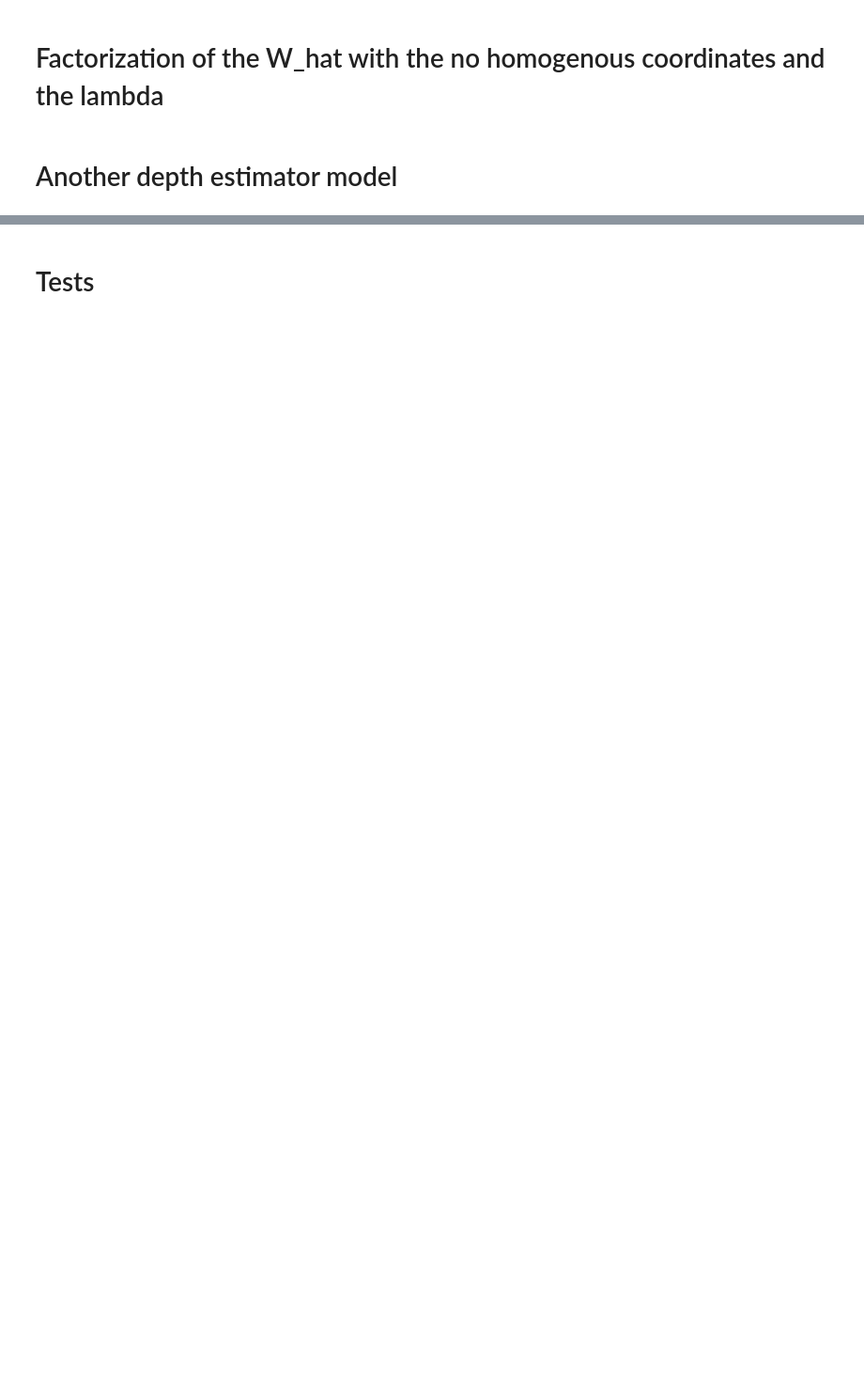
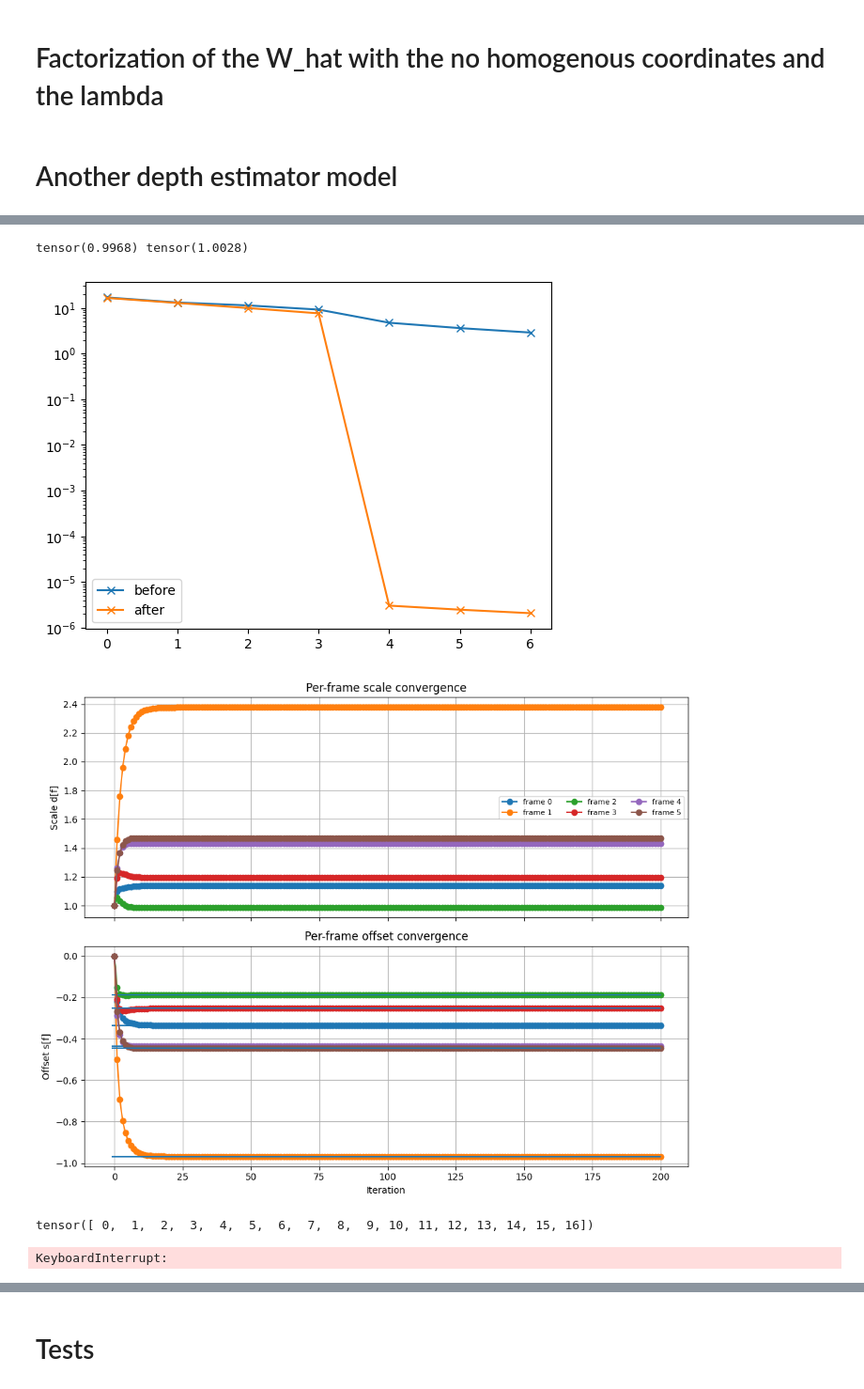
Before and after one commit to manel-ferreira-01/trackers, a Jupyter notebook: test.ipynb, the cells around one changed output, grey strips where cells are left out. Shown at 94% size. Saved outputs shown, nothing was run; the diff lists cells and outputs as text; code cells hidden in the pictures; blank space fills up the shorter version.

```diff
--- a/test.ipynb
+++ b/test.ipynb
@@ -383,7 +378,7 @@ else:
 config_json = {
         "command": "3d_infer",
         "parameters": {
-            "device": "cuda:0", # TODO: implement this
+            "device": "cpu", # TODO: implement this
             "conf_vis": 50.0
         }
 }
@@ -571,72 +595,82 @@ k3d_3d_plot(marques_factorization(W_uni_nohomg)[2]) # tomasi
+# %%
+sigma = 0.001 # 5% relative error
+noise = torch.randn_like(rand_lambda_hat) * sigma
+print(torch.exp(noise).min(), torch.exp(noise).max())
+# %% [output]
+tensor(0.9968) tensor(1.0028)
 # %%
 from src.ortho_factorization import calibrate_orthographic, random_affine_camera
 
+#torch.manual_seed(100)
+F, P = 6, 100
 
-F, P = 6, 100
+
 shape = torch.rand(4, P)
-
 motion = torch.stack([random_affine_camera() for _ in range(F)]).reshape(-1, 4)  # [2F, 4]
-rand_lambda = random_tensor = (1.2 - 0.5) * torch.rand(F,P) + 0.5
-
+rand_lambda = (3.0 - 0.1) * torch.rand(F, P) + 0.1
 rand_W = (motion @ shape) / rand_lambda.repeat_interleave(2, dim=0)
-
 rand_lambda_hat = rand_lambda.clone()
 
 # add a random offset to each line of rand_lambda_hat
-offsets_list = [torch.rand(1).item() * 5.0 for _ in range(F)]
+offsets_list = torch.tensor([torch.rand(1).item() * 1.0 for _ in range(F)])
 for f in range(F):
     rand_lambda_hat[f, :] += offsets_list[f]
 
-sigma = 0.05  # 5% relative error
-noise = torch.randn_like(rand_lambda) * sigma
+
+sigma = 0.00 # 5% relative error
+noise = torch.randn_like(rand_lambda_hat) * sigma
 noisy_lambda = rand_lambda_hat * torch.exp(noise)
 
-scales, offsets, W, M, first_W, z = calibrate_orthographic(
-    rand_W, noisy_lambda, K=torch.eye(3),
-    iters=100, rank=4, tol=1e-6
+scales, offsets, W, first_W, z = calibrate_orthographic(
+    rand_W, noisy_lambda, K=torch.rand(3,3),
+    iters=200, rank=4, tol=1e-6,
 )
 
 plt.figure()
 plt.plot(torch.linalg.svdvals(first_W)[:7], "-x", label="before")
 plt.plot(torch.linalg.svdvals(W)[:7], "-x", label="after")
 plt.yscale("log")
 plt.legend()
 
 fig, axs = plt.subplots(2, 1, figsize=(10,8), sharex=True)
 
 num_iters, F = scales.shape
 iters = torch.arange(num_iters)
 
 # --- subplot 1: scales ---
 for f in range(F):
     axs[0].plot(iters, scales[:, f].cpu(), "-o", label=f"frame {f}")
 
 axs[0].set_ylabel("Scale d[f]")
 axs[0].set_title("Per-frame scale convergence")
 axs[0].grid(True)
 axs[0].legend(ncol=3, fontsize=8)
 
 # --- subplot 2: offsets ---
 for f in range(F):
-    axs[1].plot(iters, offsets[:, f].cpu()/scales[:, f].cpu(), "-o", label=f"frame {f}")
+    axs[1].plot(iters, offsets[:, f].cpu()/scales[:,f].cpu(), "-o", label=f"frame {f}")
     axs[1].hlines(-offsets_list[f], -1, iters[-1])
 
 axs[1].set_xlabel("Iteration")
 axs[1].set_ylabel("Offset s[f]")
 axs[1].set_title("Per-frame offset convergence")
 axs[1].grid(True)
 
 plt.tight_layout()
 plt.show()
+# %% [output]
+[figure, added]
+[figure, added]
 # %%
-frames_to_use = torch.arange(uni_depth_tensor.shape[0])
+frames_to_use = torch.arange(0, uni_depth_tensor.shape[0])
 indices = torch.stack((frames_to_use * 2, frames_to_use * 2 + 1), dim=1).flatten()
+print(frames_to_use)
 
 scales, offsets, W, M, first_W, z = calibrate_orthographic(
-    W_uni[indices], # Use the interleaved indices
+    uni_rays_norm[indices], # Use the interleaved indices
     tracks_lambda_unidepth[frames_to_use,:],
     K=torch.eye(3),
-    iters=100, rank=4, tol=1e-8
+    iters=200, rank=4, tol=1e-8
 )
 
 plt.figure()
@@ -659,10 +693,8 @@ axs[0].set_title("Per-frame scale convergence")
 axs[0].grid(True)
 axs[0].legend(ncol=3, fontsize=8)
 
-# --- subplot 2: offsets ---
 for f in range(F):
-    axs[1].plot(iters, offsets[:, f].cpu() , "-o", label=f"frame {f}")
-    #axs[1].hlines(-offsets_list[f], -1, iters[-1])
+    axs[1].plot(iters, offsets[:, f].cpu()/scales[:,f].cpu(), "-o", label=f"frame {f}")
 
 axs[1].set_xlabel("Iteration")
 axs[1].set_ylabel("Offset s[f]")
@@ -671,5 +703,8 @@ axs[1].grid(True)
 
 plt.tight_layout()
 plt.show()
+# %% [output]
+tensor([ 0,  1,  2,  3,  4,  5,  6,  7,  8,  9, 10, 11, 12, 13, 14, 15, 16])
+KeyboardInterrupt:
 # %%
 k3d_3d_plot(marques_factorization(W)[2]) # tomasi
```
Also changed, not shown: parts of 12 cells of this notebook, 2 other files.
